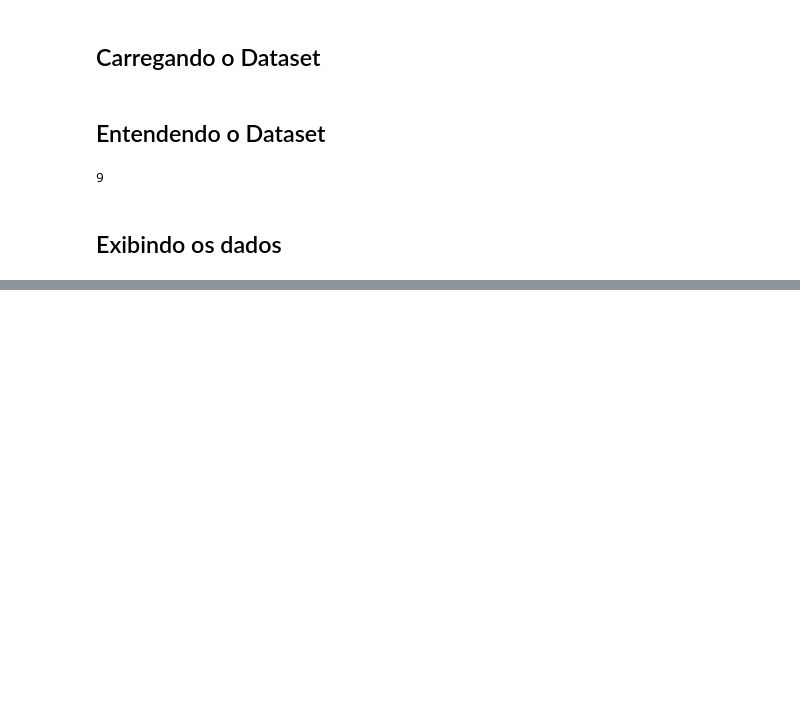
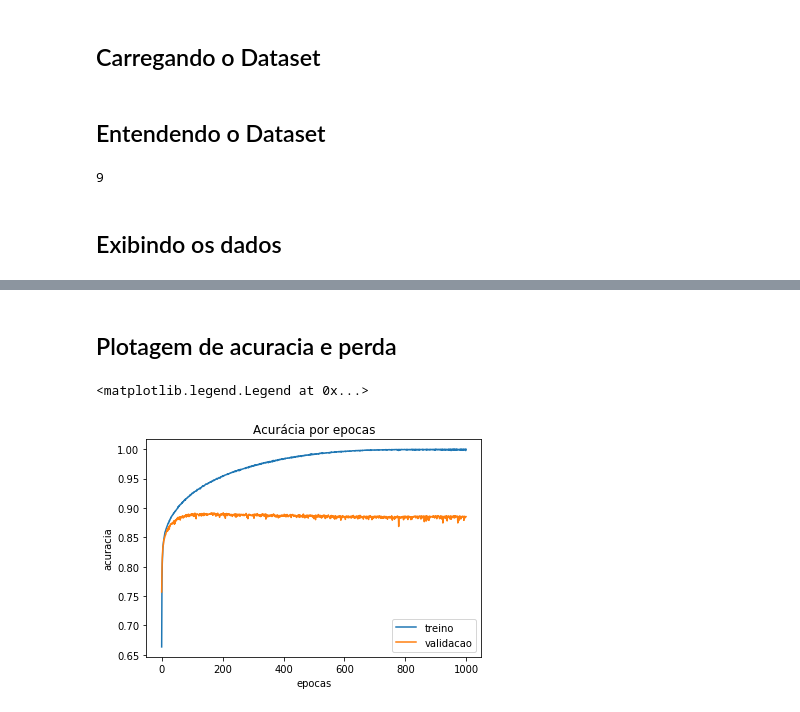
Before and after one commit to Carneiro99/Deep_learning-w-Python-and-Keras-fashion_mnist, a Jupyter notebook: Deep_learning_w_Keras_and_fashion_mnist.ipynb, the cells around one changed output, grey strips where cells are left out. Drawn from its saved outputs; the diff is of its cells as text; code cells hidden in the pictures; blank space fills up the shorter version.

```diff
--- a/Deep_learning_w_Keras_and_fashion_mnist.ipynb
+++ b/Deep_learning_w_Keras_and_fashion_mnist.ipynb
@@ -45,4 +53,7 @@ for imagem in range (10):
 # %%
+#normalização
+imagens_treino = imagens_treino/float(255)
+
 modelo = keras.Sequential([
      #entrada
      keras.layers.Flatten(input_shape=(28, 28)),
@@ -50,10 +61,12 @@ modelo = keras.Sequential([
      #processamento
      keras.layers.Dense(258, activation=tensorflow.nn.relu), #relu: aprendizagem nao linear
 
+
      #saida
      keras.layers.Dense(10, activation=tensorflow.nn.softmax)
      ])
 
-modelo.compile(optimizer='adam', loss='sparse_categorical_crossentropy')
-modelo.fit(imagens_treino, id_treino)
+modelo.compile(optimizer='adam', loss='sparse_categorical_crossentropy',
+               metrics=['accuracy'])
+historico = modelo.fit(imagens_treino, id_treino, epochs=1000, validation_split=0.2)
 # %% [output]
@@ -62,0 +90,12 @@ Train on 60000 samples
+# %% [markdown]
+## Plotagem de acuracia e perda
+# %%
+plt.plot(historico.history['acc'])
+plt.plot(historico.history['val_acc'])
+plt.title('Acurácia por epocas')
+plt.xlabel('epocas')
+plt.ylabel('acuracia')
+plt.legend(['treino', 'validacao'])
+# %% [output]
+<matplotlib.legend.Legend at 0x...>
+[figure, added]
```
Also changed, not shown: parts of 9 cells of this notebook.
